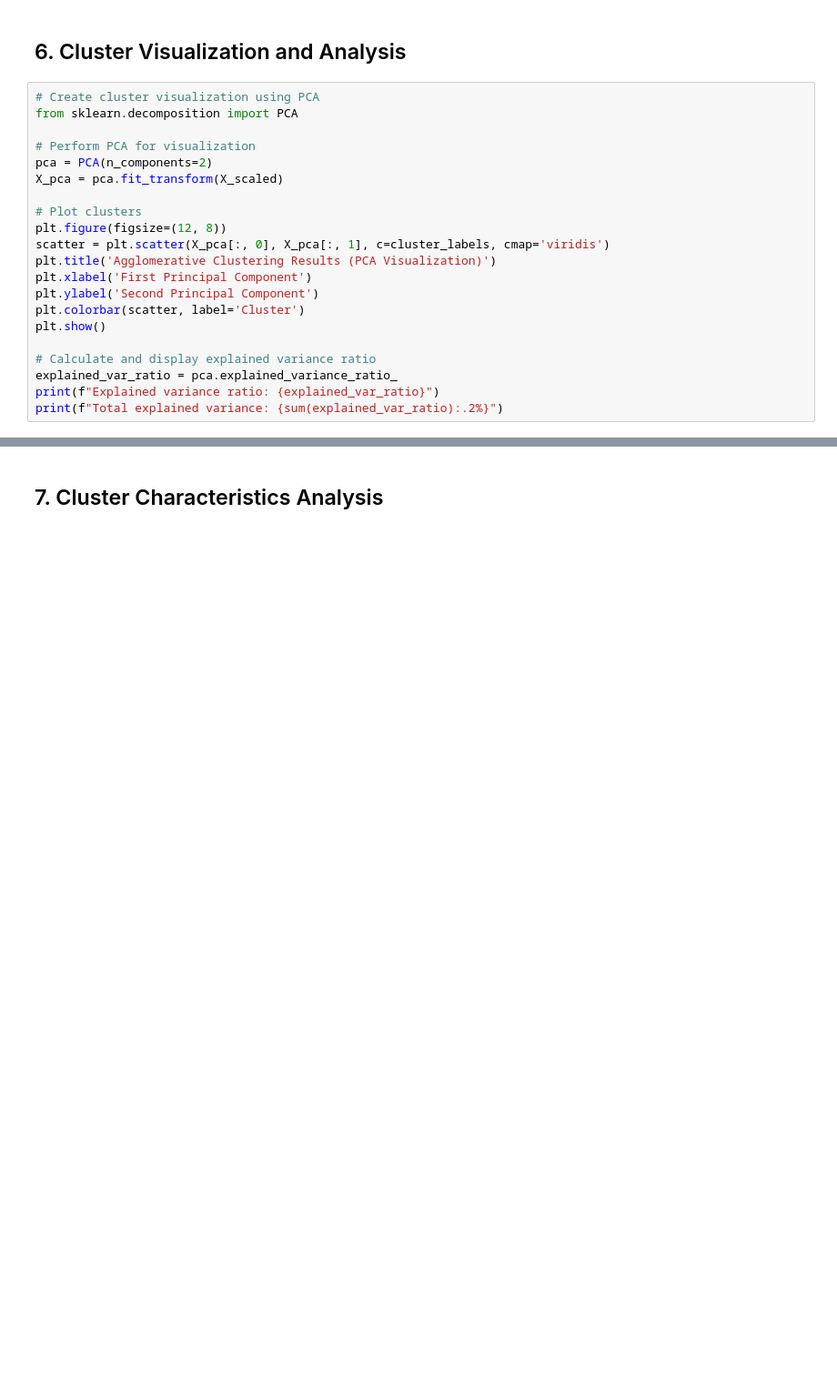
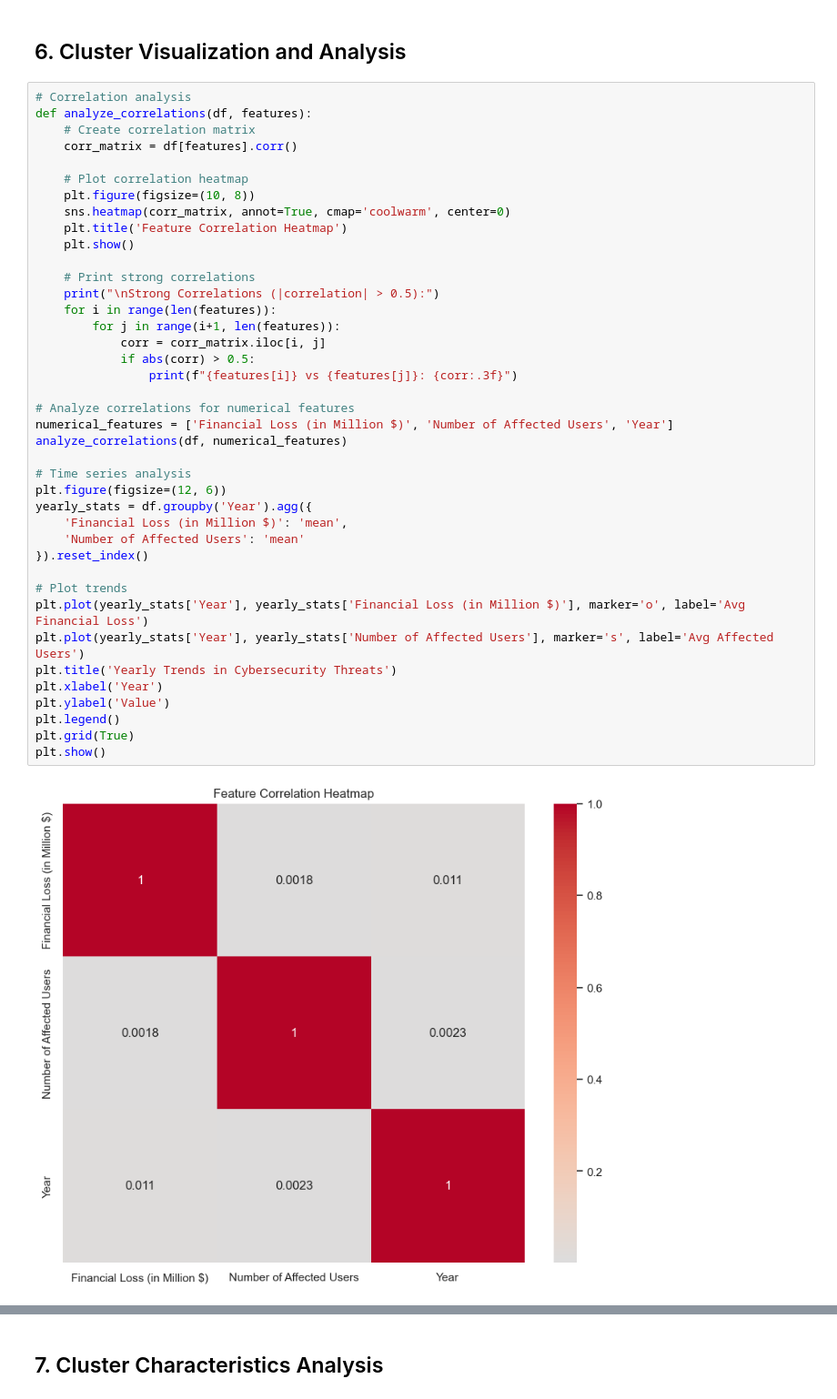
Before and after one commit to AmanDeepSinghH2/-Cybersecurity-Suspicious-Web-Threat-Interactions, a Jupyter notebook: Models/Global_cybersecurity_threats_(15-24) Models/agglomerative_clustering.ipynb, the cells around one changed output, grey strips where cells are left out. Shown at 91% size. Saved outputs shown, nothing was run; the diff lists cells and outputs as text; blank space fills up the shorter version.

```diff
--- a/Models/Global_cybersecurity_threats_(15-24) Models/agglomerative_clustering.ipynb
+++ b/Models/Global_cybersecurity_threats_(15-24) Models/agglomerative_clustering.ipynb
@@ -134,23 +334,44 @@ cluster_centers = np.array(cluster_centers)
 # %% [markdown]
 ## 6. Cluster Visualization and Analysis
 # %%
-# Create cluster visualization using PCA
-from sklearn.decomposition import PCA
+# Correlation analysis
+def analyze_correlations(df, features):
+    # Create correlation matrix
+    corr_matrix = df[features].corr()
 
-# Perform PCA for visualization
-pca = PCA(n_components=2)
-X_pca = pca.fit_transform(X_scaled)
+    # Plot correlation heatmap
+    plt.figure(figsize=(10, 8))
+    sns.heatmap(corr_matrix, annot=True, cmap='coolwarm', center=0)
+    plt.title('Feature Correlation Heatmap')
+    plt.show()
 
-# Plot clusters
-plt.figure(figsize=(12, 8))
-scatter = plt.scatter(X_pca[:, 0], X_pca[:, 1], c=cluster_labels, cmap='viridis')
-plt.title('Agglomerative Clustering Results (PCA Visualization)')
-plt.xlabel('First Principal Component')
-plt.ylabel('Second Principal Component')
-plt.colorbar(scatter, label='Cluster')
+    # Print strong correlations
+    print("\nStrong Correlations (|correlation| > 0.5):")
+    for i in range(len(features)):
+        for j in range(i+1, len(features)):
+            corr = corr_matrix.iloc[i, j]
+            if abs(corr) > 0.5:
+                print(f"{features[i]} vs {features[j]}: {corr:.3f}")
+
+# Analyze correlations for numerical features
+numerical_features = ['Financial Loss (in Million $)', 'Number of Affected Users', 'Year']
+analyze_correlations(df, numerical_features)
+
+# Time series analysis
+plt.figure(figsize=(12, 6))
+yearly_stats = df.groupby('Year').agg({
+    'Financial Loss (in Million $)': 'mean',
+    'Number of Affected Users': 'mean'
+}).reset_index()
+
+# Plot trends
+plt.plot(yearly_stats['Year'], yearly_stats['Financial Loss (in Million $)'], marker='o', label='Avg Financial Loss')
+plt.plot(yearly_stats['Year'], yearly_stats['Number of Affected Users'], marker='s', label='Avg Affected Users')
+plt.title('Yearly Trends in Cybersecurity Threats')
+plt.xlabel('Year')
+plt.ylabel('Value')
+plt.legend()
+plt.grid(True)
 plt.show()
-
-# Calculate and display explained variance ratio
-explained_var_ratio = pca.explained_variance_ratio_
-print(f"Explained variance ratio: {explained_var_ratio}")
-print(f"Total explained variance: {sum(explained_var_ratio):.2%}")
+# %% [output]
+[figure, added]
```
Also changed, not shown: parts of 10 cells of this notebook, 3 other files.
